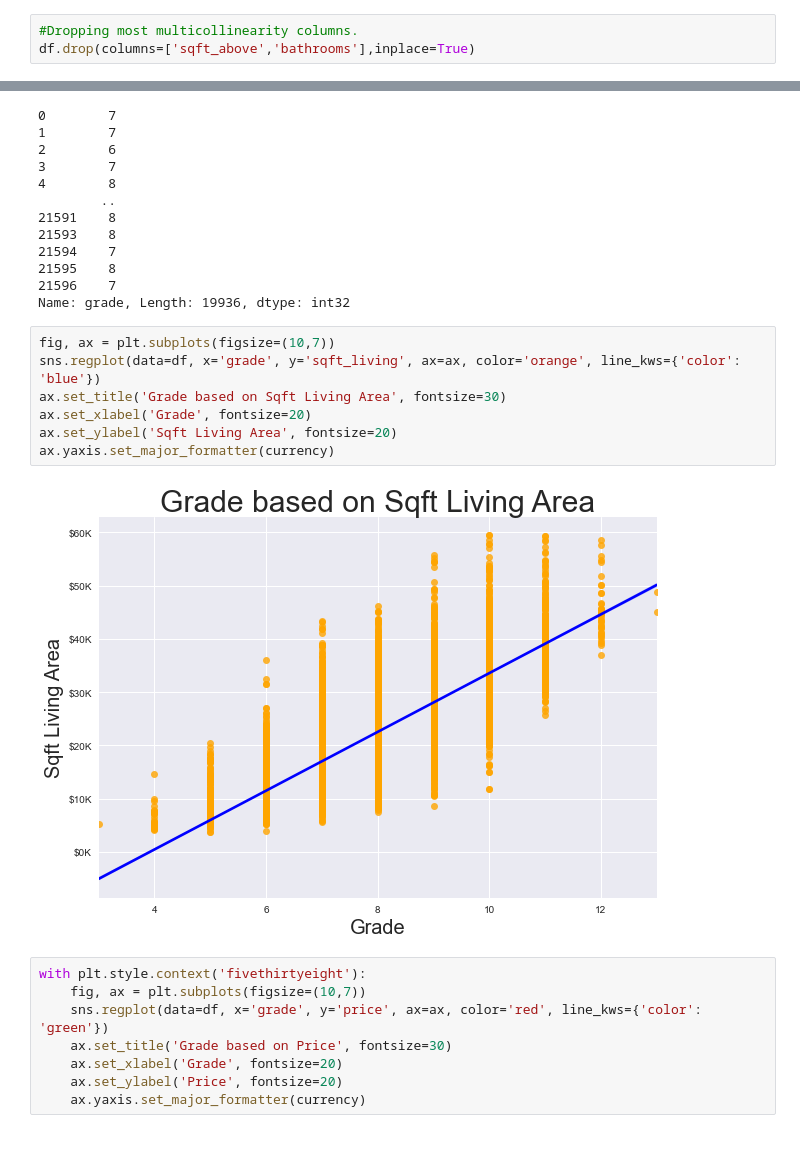
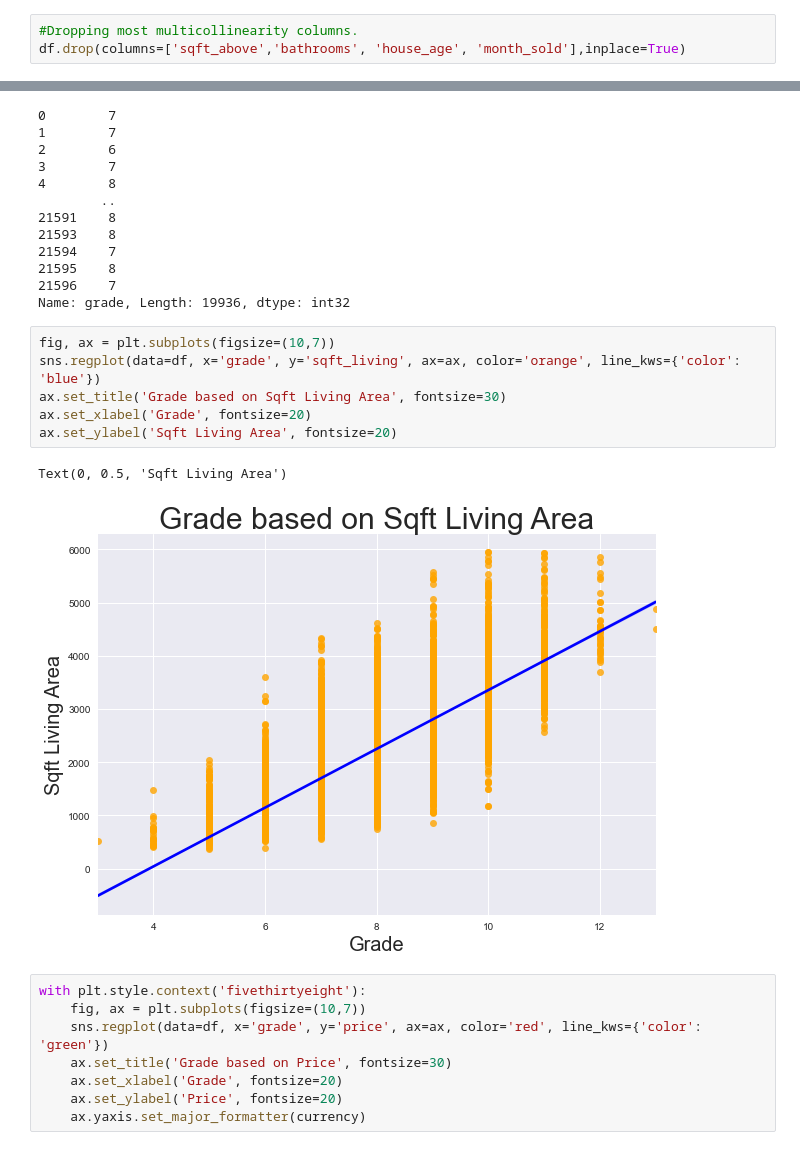
Before and after one commit to Lauren-Petrillo/dsc-phase-2-project-v2-3, a Jupyter notebook: KC Project Final Notebook.ipynb, the cells around one changed output, grey strips where cells are left out. Cells and saved outputs as stored; diff of their text form.

```diff
--- a/KC Project Final Notebook.ipynb
+++ b/KC Project Final Notebook.ipynb
@@ -758,4 +722,4 @@ plt.show()
 [figure]
 # %%
 #Dropping most multicollinearity columns.
-df.drop(columns=['sqft_above','bathrooms'],inplace=True)
+df.drop(columns=['sqft_above','bathrooms', 'house_age', 'month_sold'],inplace=True)
@@ -1209,12 +1164,12 @@ Name: grade, Length: 19936, dtype: int32
 # %%
 fig, ax = plt.subplots(figsize=(10,7))
 sns.regplot(data=df, x='grade', y='sqft_living', ax=ax, color='orange', line_kws={'color': 'blue'})
 ax.set_title('Grade based on Sqft Living Area', fontsize=30)
 ax.set_xlabel('Grade', fontsize=20)
 ax.set_ylabel('Sqft Living Area', fontsize=20)
-ax.yaxis.set_major_formatter(currency)
 # %% [output]
+Text(0, 0.5, 'Sqft Living Area')
-[figure, old version]
+[figure, new version]
 # %%
 with plt.style.context('fivethirtyeight'):
     fig, ax = plt.subplots(figsize=(10,7))
```
Also changed, not shown: parts of 49 cells of this notebook, 1 other file.
